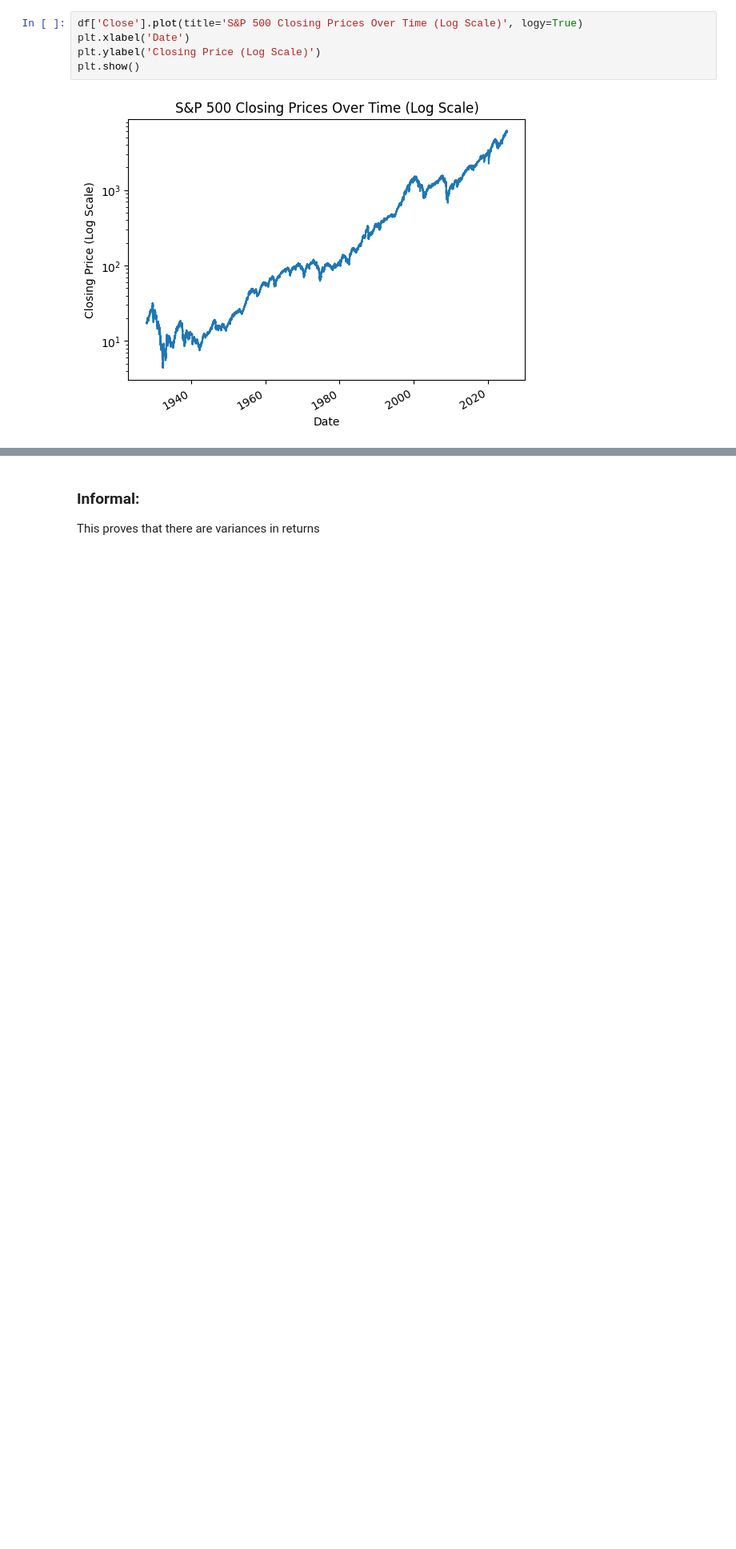
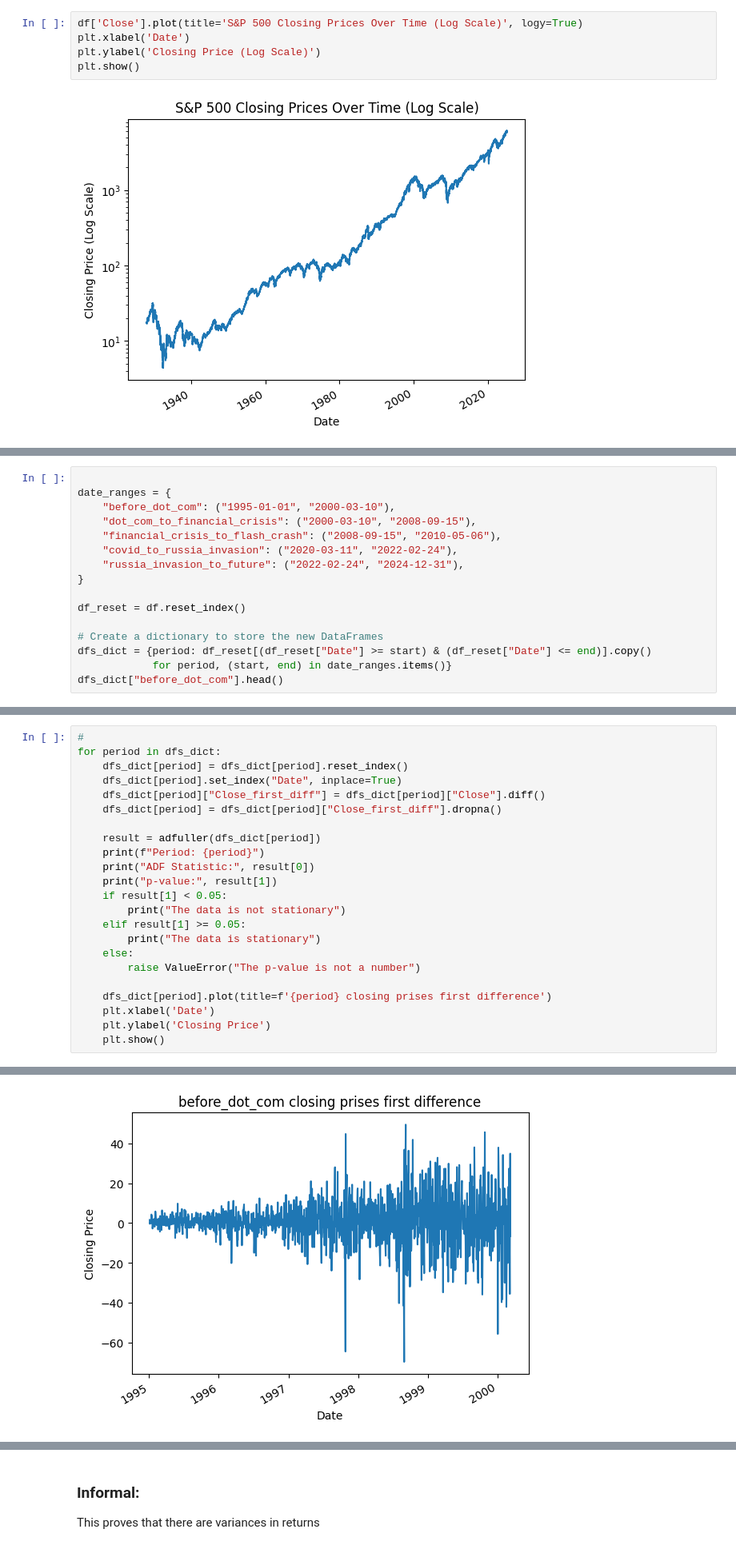
Before and after one commit to MagnusHafstad/EmpiricalFinance, a Jupyter notebook: main.ipynb, the cells around one changed output, grey strips where cells are left out. Shown at 80% size. Drawn from its saved outputs; the diff is of its cells as text; blank space fills up the shorter version.

```diff
--- a/main.ipynb
+++ b/main.ipynb
@@ -72,0 +58,16 @@ p-value: 0.0
+# %%
+
+date_ranges = {
+    "before_dot_com": ("1995-01-01", "2000-03-10"),
+    "dot_com_to_financial_crisis": ("2000-03-10", "2008-09-15"),
+    "financial_crisis_to_flash_crash": ("2008-09-15", "2010-05-06"),
+    "covid_to_russia_invasion": ("2020-03-11", "2022-02-24"),
+    "russia_invasion_to_future": ("2022-02-24", "2024-12-31"),
+}
+
+df_reset = df.reset_index()
+
+# Create a dictionary to store the new DataFrames
+dfs_dict = {period: df_reset[(df_reset["Date"] >= start) & (df_reset["Date"] <= end)].copy()
+            for period, (start, end) in date_ranges.items()}
+dfs_dict["before_dot_com"].head()
@@ -72,0 +81,24 @@ p-value: 0.0
+# %%
+#
+for period in dfs_dict:
+    dfs_dict[period] = dfs_dict[period].reset_index()
+    dfs_dict[period].set_index("Date", inplace=True)
+    dfs_dict[period]["Close_first_diff"] = dfs_dict[period]["Close"].diff()
+    dfs_dict[period] = dfs_dict[period]["Close_first_diff"].dropna()
+
+    result = adfuller(dfs_dict[period])
+    print(f"Period: {period}")
+    print("ADF Statistic:", result[0])
+    print("p-value:", result[1])
+    if result[1] < 0.05:
+        print("The data is not stationary")
+    elif result[1] >= 0.05:
+        print("The data is stationary")
+    else:
+        raise ValueError("The p-value is not a number")
+
+    dfs_dict[period].plot(title=f'{period} closing prises first difference')
+    plt.xlabel('Date')
+    plt.ylabel('Closing Price')
+    plt.show()
+# %% [output]
@@ -72,0 +109 @@ p-value: 0.0
+[figure, added]
```
Also changed, not shown: parts of 3 cells of this notebook.
